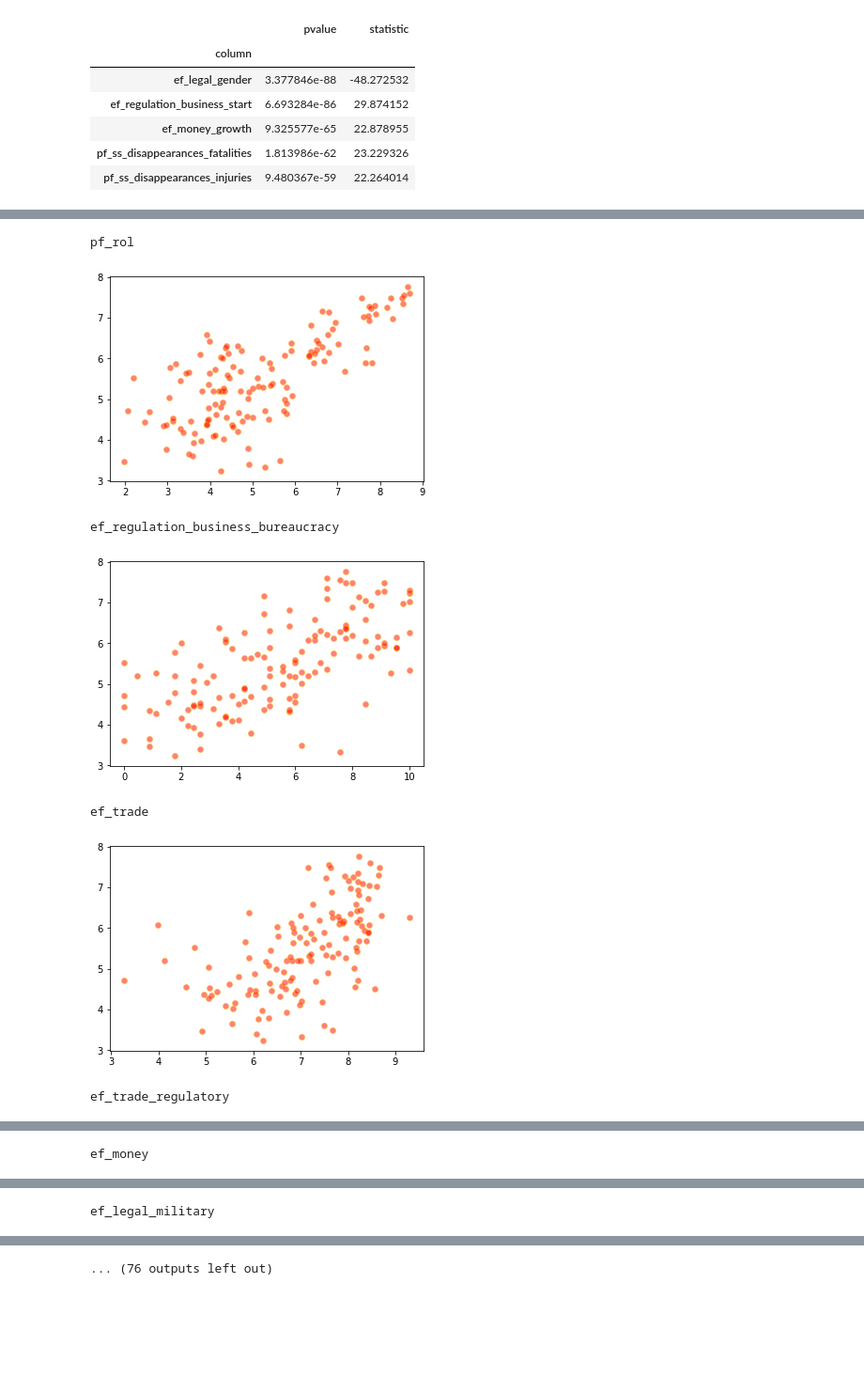
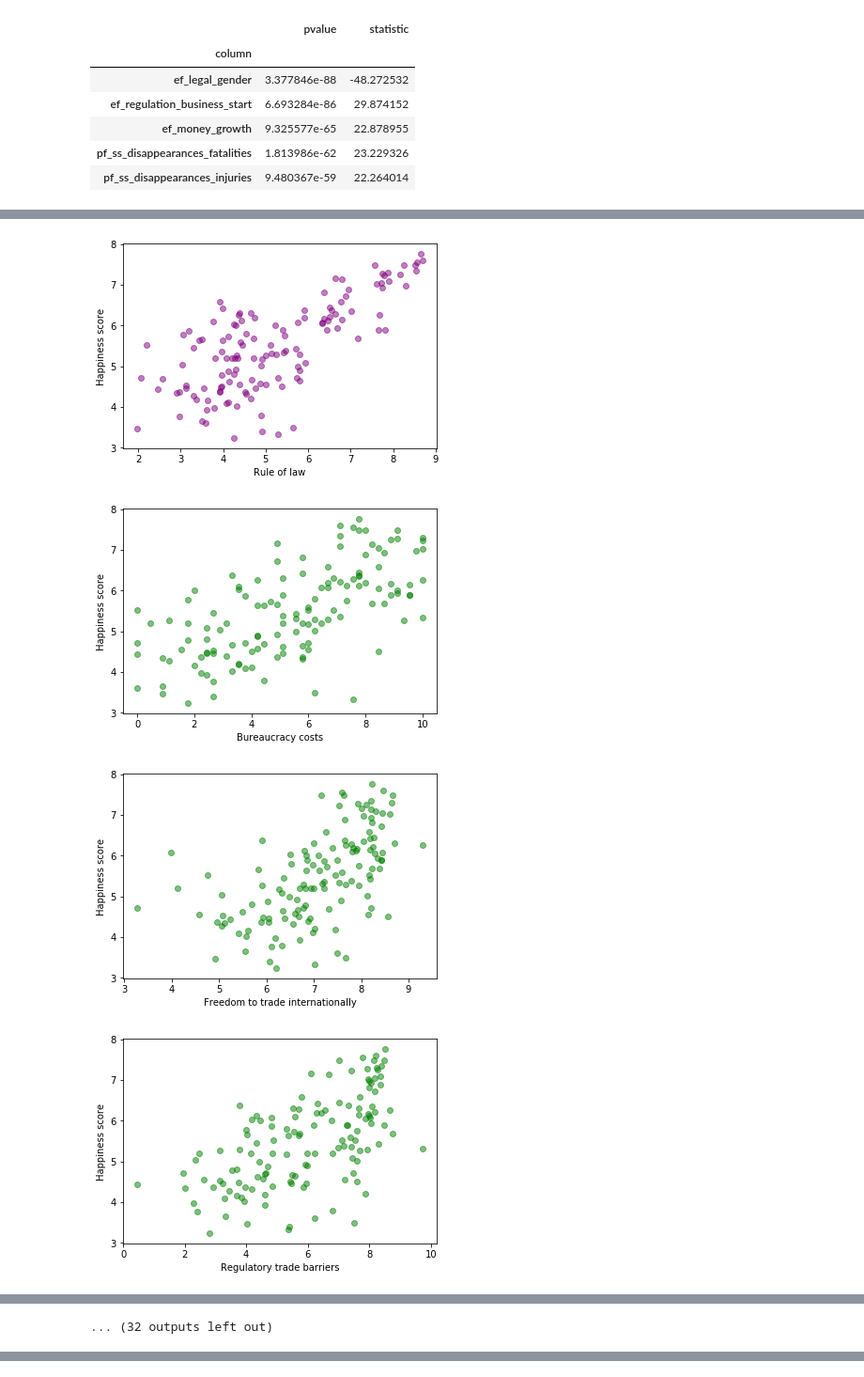
Before and after one commit to Faedra/Freedom-and-Happiness, a Jupyter notebook: thefunstuff/Question_3.ipynb, the cells around one changed output, grey strips where cells are left out. Shown: that part at 94% size. Saved outputs shown, nothing was run; the diff lists cells and outputs as text; code cells hidden in the pictures; blank space fills up the shorter version.

```diff
--- a/thefunstuff/Question_3.ipynb
+++ b/thefunstuff/Question_3.ipynb
@@ -149,13 +118,22 @@ rs
 # %%
 for index,row in rs.iterrows():
-    print(index)
+    if(index[0:2] == "pf"):
+        color = "purple"
+    if(index[0:2] == "ef"):
+        color = "green"
     plt.scatter(
         x=df[index],
         y=df["Happiness score"],
         marker="o",
-        facecolors="red",
-        edgecolors="orange",
+        facecolors=color,
         alpha=0.50
     )
+    plt.xlabel(labels.loc[index]['name'])
+    plt.ylabel("Happiness score")
+
     plt.show()
 # %% [output]
+[figure, new version]
+[figure, new version]
+[figure, new version]
+[figure, new version]
@@ -162,7 +148 @@ for index,row in rs.iterrows():
-pf_rol
+... (32 outputs left out)
-[figure, old version]
-ef_regulation_business_bureaucracy
-[figure, old version]
-ef_trade
-[figure, old version]
-ef_trade_regulatory
@@ -170 +148,0 @@ ef_trade_regulatory
-ef_money
@@ -172 +148,0 @@ ef_money
-ef_legal_military
@@ -174 +148,0 @@ ef_legal_military
-... (76 outputs left out)
```
Also changed, not shown: parts of 9 cells of this notebook, 1 other file.
